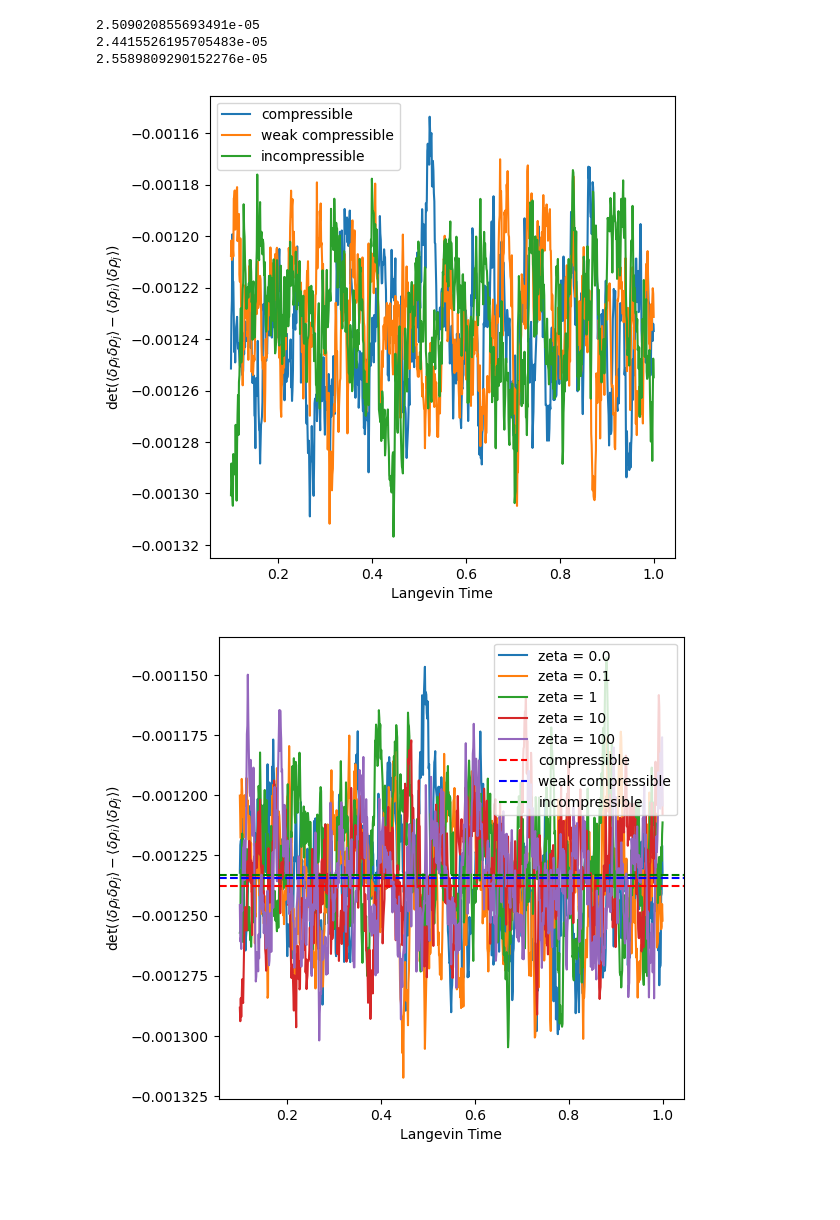
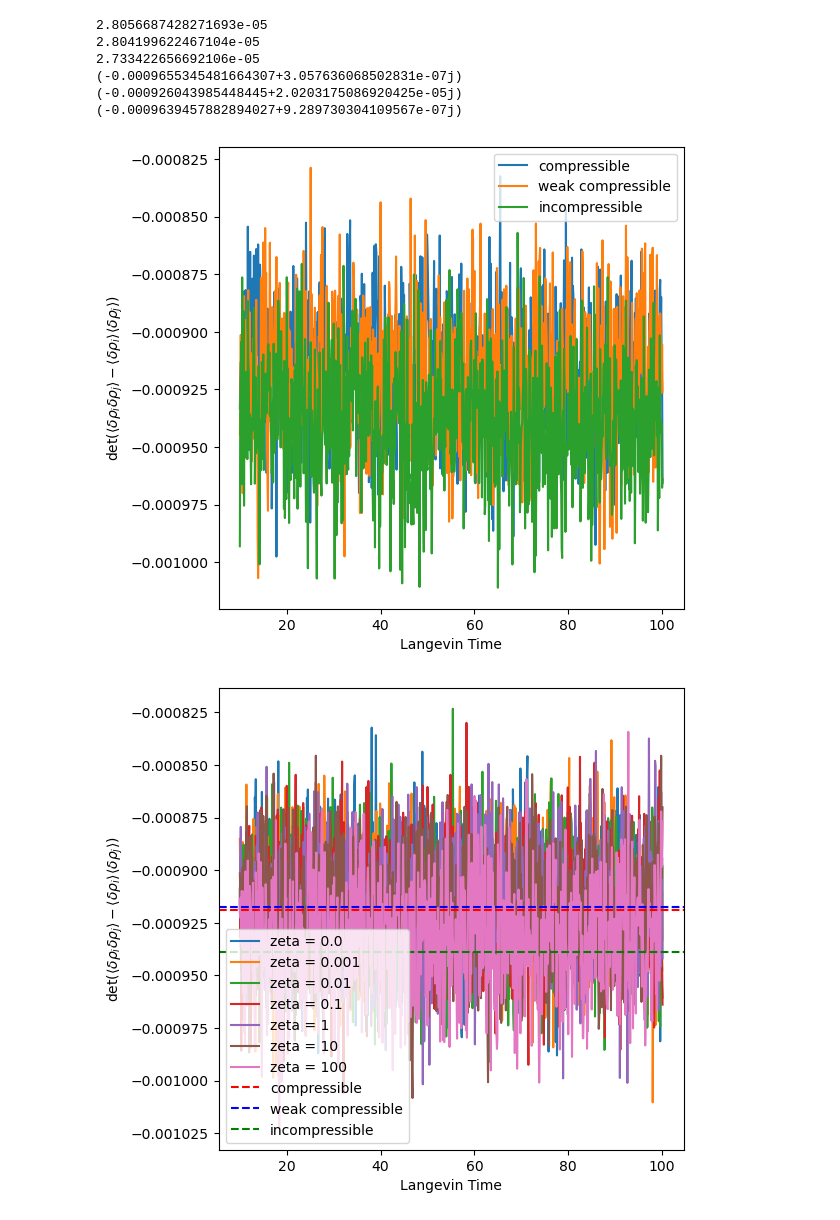
Before and after one commit to timothysyquah/ProjectionToySDE, a Jupyter notebook: python_version/model_2point.ipynb, the cells around one changed output. Cells and saved outputs as stored; diff of their text form; code cells hidden in the pictures; blank space fills up the shorter version.

```diff
--- a/python_version/model_2point.ipynb
+++ b/python_version/model_2point.ipynb
@@ -9,13 +9,13 @@ from model_2point import *
 phiA= 0.5
 phiB = 1-phiA
 chi = 100.0
-rho0 = 100.0
+rho0 = 10.0
 nx = 5000
 zA = 1.0
 zB = 1.0
-tmax = 1.0
-dt = 0.001
-zetalist = [0.0,0.1,1,10,100]
+tmax = 100.0
+dt = 0.1
+zetalist = [0.0,0.001,0.01,0.1,1,10,100]
 
 # Generate arrays of complex numbers
 wplus = np.random.normal(0, 1, nx) + 0j * np.random.normal(0, 1, nx)
@@ -92,35 +96,44 @@ plt.xlabel('Langevin Time')
 plt.ylabel(r'$\det( \left<\delta\rho_i \delta\rho_j\right>-\left<\delta\rho_i\right> \left< \delta\rho_j\right>)$')
 # plt.ylim(-1.0,1.0)
 
 
 
 plt.figure(figsize = (6,6))
 val = []
 for i in range(len(corrlist_zeta)):
     corr = np.array(corrlist_zeta[i])
     correlator = np.linalg.det(corr[offset:,:,:])
     val.append(np.std(correlator))
     plt.plot(t[offset:],np.linalg.det(corr[offset:,:,:]),label = 'zeta = '+str(zetalist[i]))
 
 
 color = ['r','b','g']
+vals = []
 for i, corr in enumerate(corrlist):
     corr = np.array(corr)
     correlator = np.linalg.det(corr[offset:,:,:])
+    print(np.linalg.det(corr[-1,:,:]))
+    vals.append(np.std(correlator))
 
     plt.axhline(np.mean(np.linalg.det(corr[offset:,:,:])),label = label[i],linestyle = '--',color = color[i])
 
 plt.legend()
 plt.xlabel('Langevin Time')
 plt.ylabel(r'$\det( \left<\delta\rho_i \delta\rho_j\right>-\left<\delta\rho_i\right> \left< \delta\rho_j\right>)$')
 # plt.ylim(-1.0,1.0)
     # plt.plot(t,corr[:,1,1])
 plt.figure()
 plt.scatter(zetalist,val)
+plt.axhline(vals[0],label = label[0],linestyle = '--',color = color[0])
+plt.axhline(vals[-1],label = label[-1],linestyle = '--',color = color[-1])
+
 plt.xscale('log')
 # %% [output]
-2.509020855693491e-05
-2.4415526195705483e-05
-2.5589809290152276e-05
+2.8056687428271693e-05
+2.804199622467104e-05
+2.733422656692106e-05
+(-0.0009655345481664307+3.057636068502831e-07j)
+(-0.000926043985448445+2.0203175086920425e-05j)
+(-0.0009639457882894027+9.289730304109567e-07j)
-[figure, old version]
+[figure, new version]
-[figure, old version]
+[figure, new version]
```
Also changed, not shown: parts of 2 cells of this notebook.
